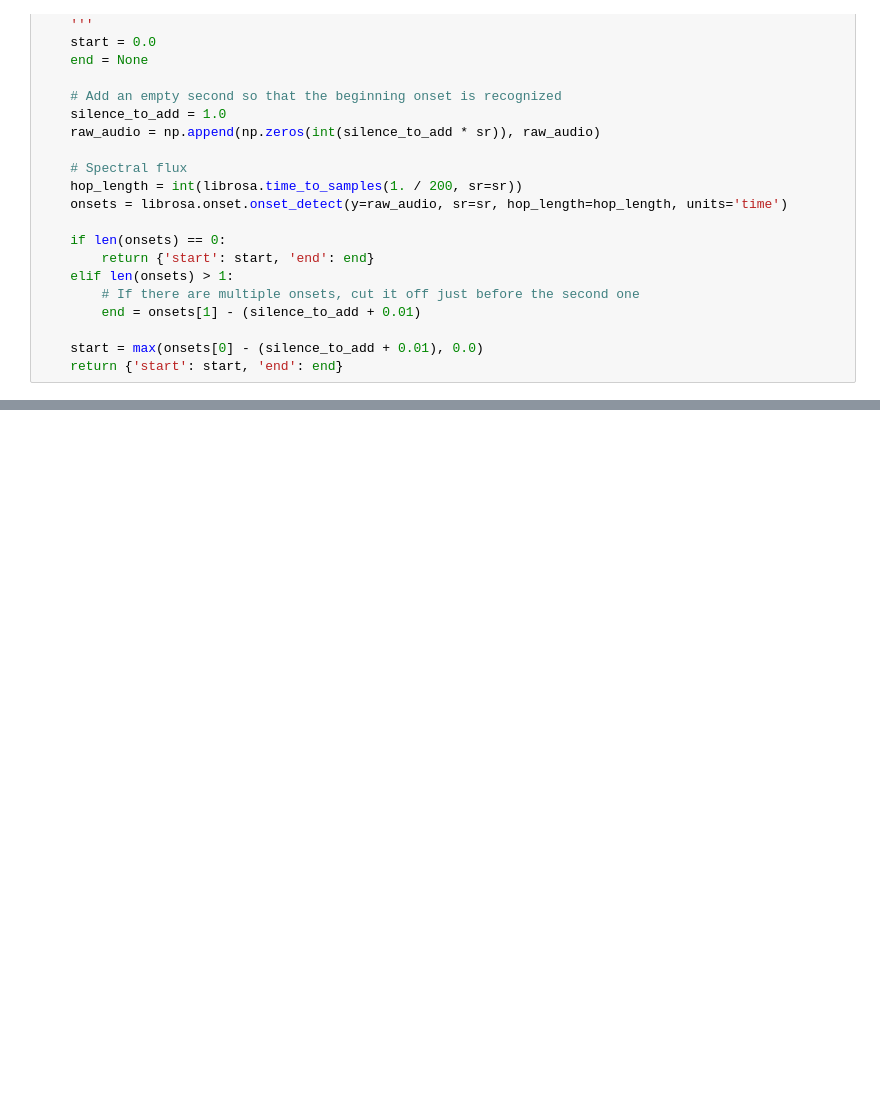
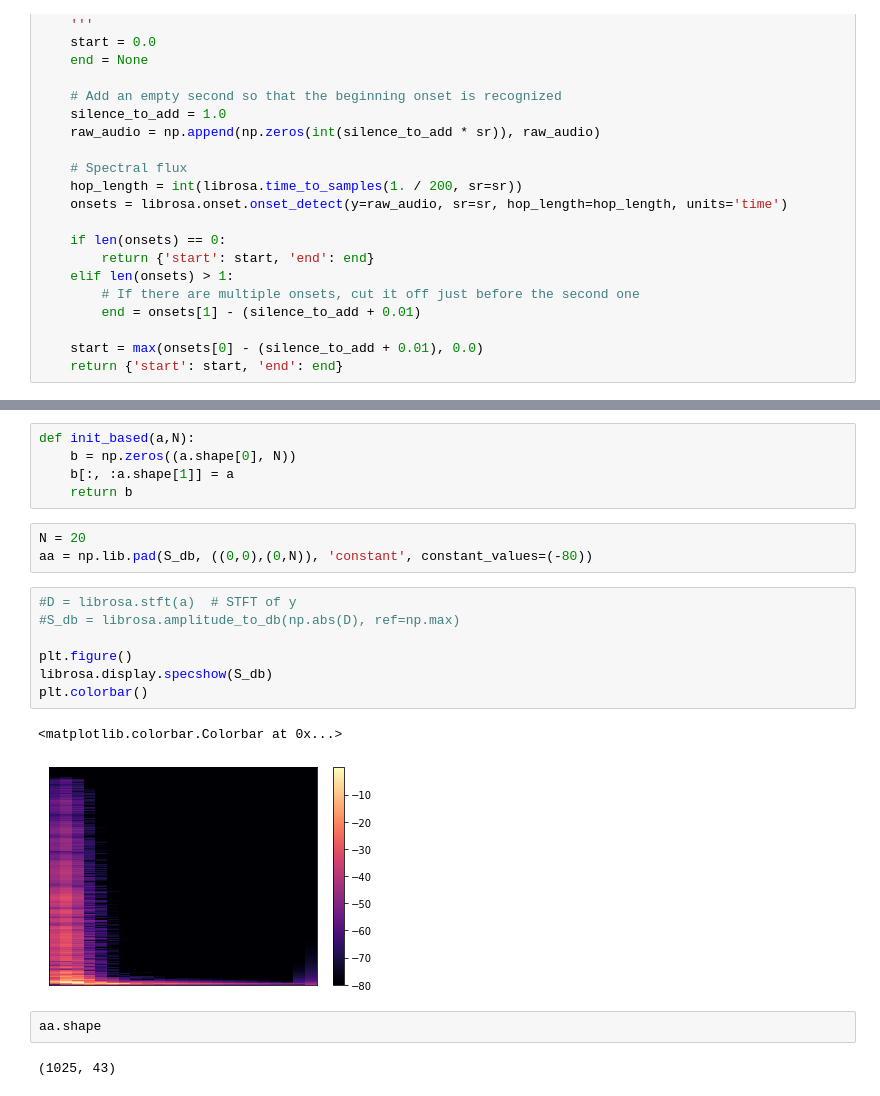
Before and after one commit to cid2rrrr/Drum_Classficiation, a Jupyter notebook: imsi.ipynb, the cells around one changed output, grey strips where cells are left out. Cells and saved outputs as stored; diff of their text form; blank space fills up the shorter version.

```diff
--- a/imsi.ipynb
+++ b/imsi.ipynb
@@ -70,0 +122,22 @@ def _extract_cnn_input(raw_audio):
+# %%
+def init_based(a,N):
+    b = np.zeros((a.shape[0], N))
+    b[:, :a.shape[1]] = a
+    return b
+# %%
+N = 20
+aa = np.lib.pad(S_db, ((0,0),(0,N)), 'constant', constant_values=(-80))
+# %%
+#D = librosa.stft(a)  # STFT of y
+#S_db = librosa.amplitude_to_db(np.abs(D), ref=np.max)
+
+plt.figure()
+librosa.display.specshow(S_db)
+plt.colorbar()
+# %% [output]
+<matplotlib.colorbar.Colorbar at 0x...>
+[figure, added]
+# %%
+aa.shape
+# %% [output]
+(1025, 43)
```
Also changed, not shown: parts of 20 cells of this notebook, 1 other file.
